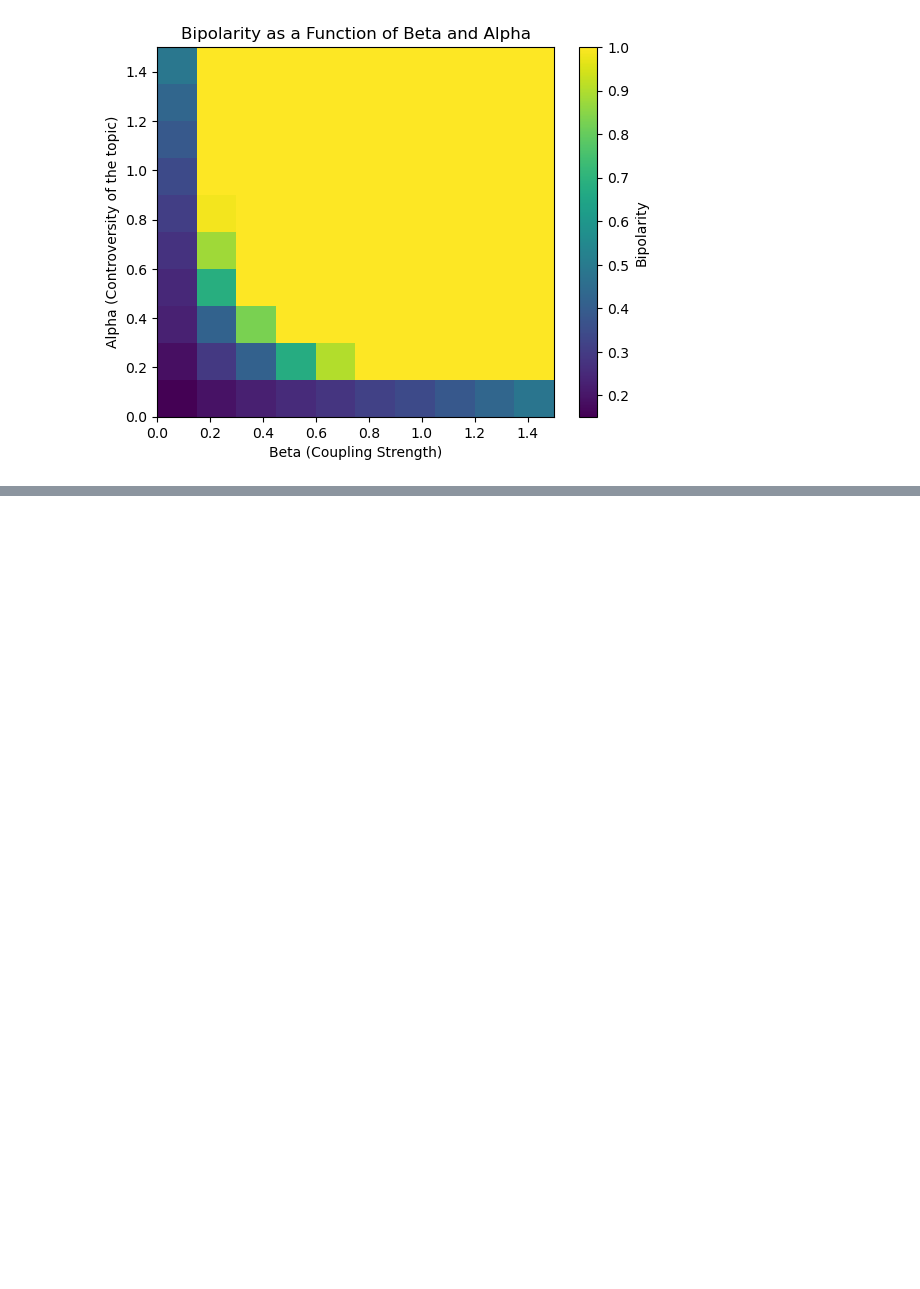
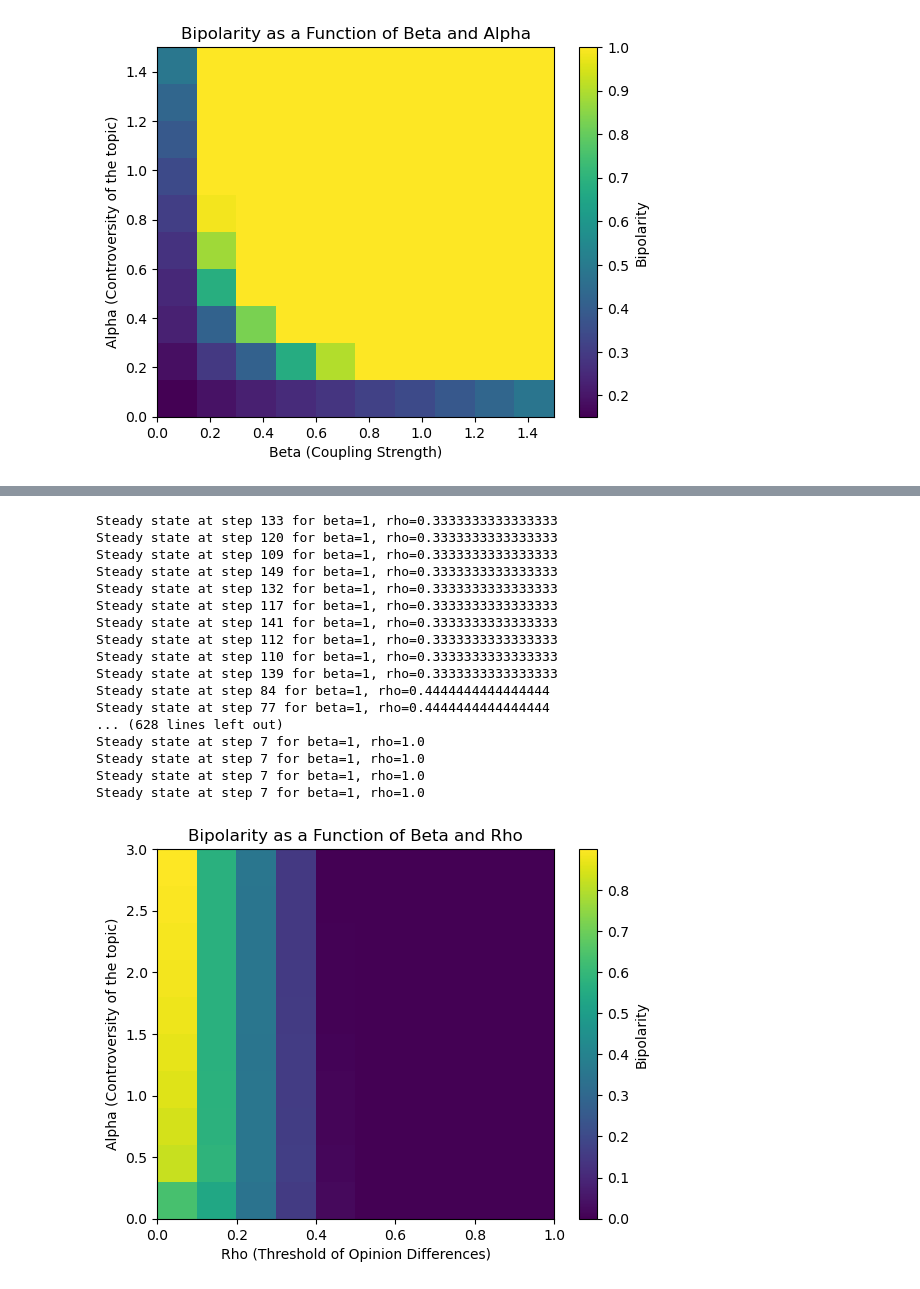
Before and after one commit to Batuffola/review_opinion-dynamics, a Jupyter notebook: update.ipynb, the cells around one changed output, grey strips where cells are left out. Saved outputs shown, nothing was run; the diff lists cells and outputs as text; code cells hidden in the pictures; blank space fills up the shorter version.

```diff
--- a/update.ipynb
+++ b/update.ipynb
@@ -879,0 +954,75 @@ Steady state at step 15 for beta=1.5, alpha=1.5
+# %%
+# Initialize the model
+num_agents = 200
+connection_probability = 0.05
+random.seed(42)
+
+beta =  1 #coupling_strength
+#rho = 0.7  #threshold of opiniondifferences
+#alpha = 0.2  #controversity of the topic positiv definit
+iterations = 10
+
+# Define parameter ranges
+alphas = np.linspace(0, 3, num=10)  # Controversy of the topic (positive definite)
+rhos = np.linspace(0, 1, num=10)   # Threshold of opinion differences
+repulsion = False
+# Initialize the results array
+bipolarity = np.zeros((len(betas), len(rhos)))
+
+# Iterate over betas and rhos
+for a_idx, alpha in enumerate(alphas):
+    for r_idx, rho in enumerate(rhos):
+        bipolarities = []  # Store bipolarity values for this parameter combination
+
+        for i in range(iterations):
+            random.seed(42+i)
+            # Initialize the model
+            model = Model(num_agents, connection_probability, beta, rho, alpha, repulsion)
+            layout = nx.spring_layout(model.environment.graph)  # Optional visualization layout
+
+            # Run the simulation
+            num_steps = 150
+            for step in range(num_steps):
+                previous_opinions = [model.environment.graph.nodes[node]['agent'].opinion
+                                     for node in model.environment.graph.nodes]
+                model.step()
+
+                # Check for steady-state convergence
+                if track_opinion_change(previous_opinions, model) < 0.0000083:
+                    print(f"Steady state at step {step} for beta={beta}, rho={rho}")
+                    break
+
+            # Get the final opinions and calculate bipolarity
+            bipolarities.append(measure_bipolarity(model.environment))
+
+        # Store the mean bipolarity for this parameter combination
+        bipolarity[a_idx, r_idx] = np.mean(bipolarities)
+
+# Print or visualize the results
+import matplotlib.pyplot as plt
+plt.imshow(bipolarity, origin="lower", aspect="auto",
+           extent=[rhos.min(), rhos.max(), alphas.min(), alphas.max()])
+plt.colorbar(label="Bipolarity")
+plt.xlabel("Rho (Threshold of Opinion Differences)")
+plt.ylabel("Alpha (Controversity of the topic)")
+plt.title(f"Bipolarity as a Function of Beta and Alpha - repulsion: {repulsion}")
+plt.show()
+# %% [output]
+Steady state at step 133 for beta=1, rho=0.3333333333333333
+Steady state at step 120 for beta=1, rho=0.3333333333333333
+Steady state at step 109 for beta=1, rho=0.3333333333333333
+Steady state at step 149 for beta=1, rho=0.3333333333333333
+Steady state at step 132 for beta=1, rho=0.3333333333333333
+Steady state at step 117 for beta=1, rho=0.3333333333333333
+Steady state at step 141 for beta=1, rho=0.3333333333333333
+Steady state at step 112 for beta=1, rho=0.3333333333333333
+Steady state at step 110 for beta=1, rho=0.3333333333333333
+Steady state at step 139 for beta=1, rho=0.3333333333333333
+Steady state at step 84 for beta=1, rho=0.4444444444444444
+Steady state at step 77 for beta=1, rho=0.4444444444444444
+... (628 lines left out)
+Steady state at step 7 for beta=1, rho=1.0
+Steady state at step 7 for beta=1, rho=1.0
+Steady state at step 7 for beta=1, rho=1.0
+Steady state at step 7 for beta=1, rho=1.0
+[figure, added]
```
Also changed, not shown: parts of 6 cells of this notebook.
